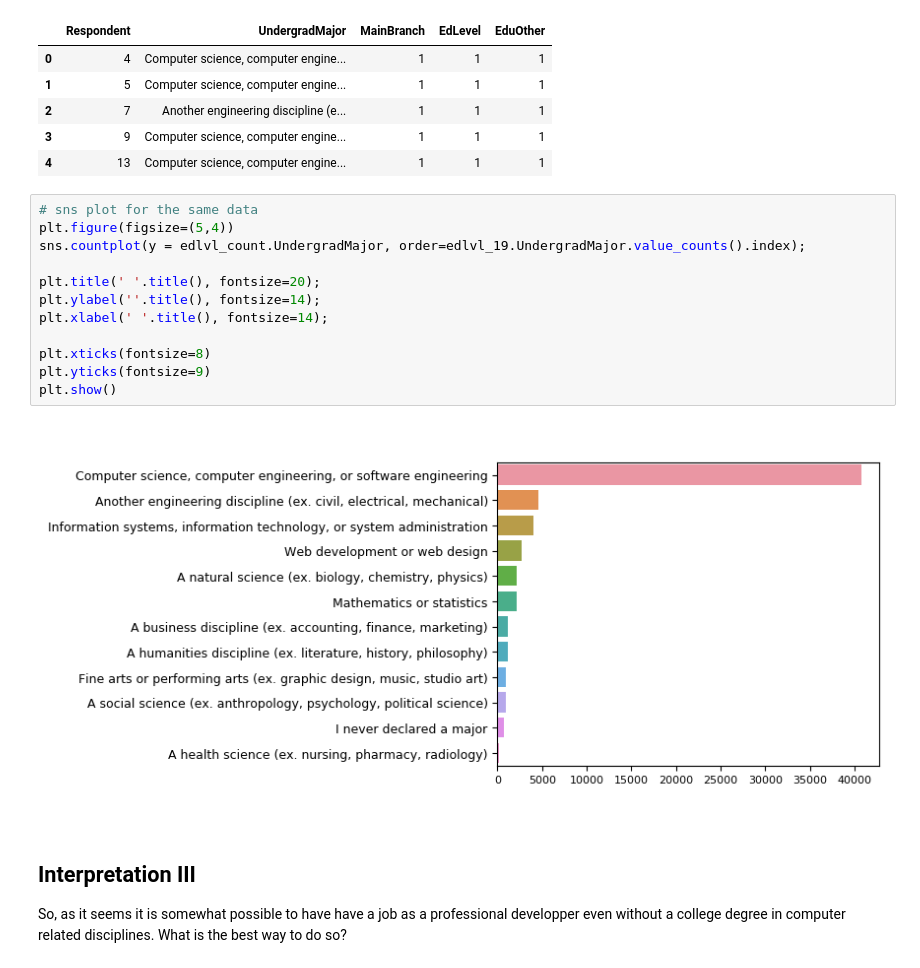
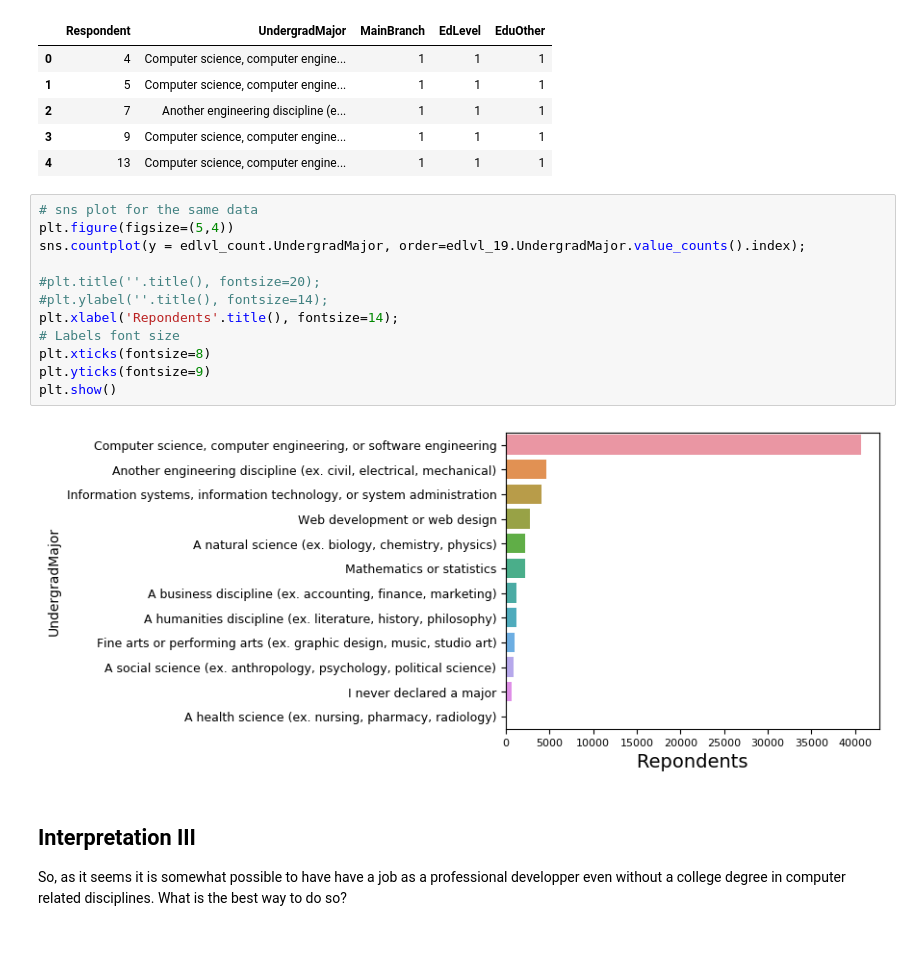
Before and after one commit to karimelkanj/StackOverflow-2019-Data-Analysis, a Jupyter notebook: Data-Analysis-Notebook.ipynb, the cells around one changed output. Cells and saved outputs as stored; diff of their text form; blank space fills up the shorter version.

```diff
--- a/Data-Analysis-Notebook.ipynb
+++ b/Data-Analysis-Notebook.ipynb
@@ -389,17 +439,17 @@ edlvl_count.head()
 # %%
 # sns plot for the same data
 plt.figure(figsize=(5,4))
 sns.countplot(y = edlvl_count.UndergradMajor, order=edlvl_19.UndergradMajor.value_counts().index);
 
-plt.title(' '.title(), fontsize=20);
-plt.ylabel(''.title(), fontsize=14);
-plt.xlabel(' '.title(), fontsize=14);
-
+#plt.title(''.title(), fontsize=20);
+#plt.ylabel(''.title(), fontsize=14);
+plt.xlabel('Repondents'.title(), fontsize=14);
+# Labels font size
 plt.xticks(fontsize=8)
 plt.yticks(fontsize=9)
 plt.show()
 # %% [output]
-[figure, old version]
+[figure, new version]
 # %% [markdown]
 ## Interpretation III
 So, as it seems it is somewhat possible to have have a job as a professional developper even without a college degree in computer related disciplines. What is the best way to do so?
```
Also changed, not shown: parts of 38 cells of this notebook.
